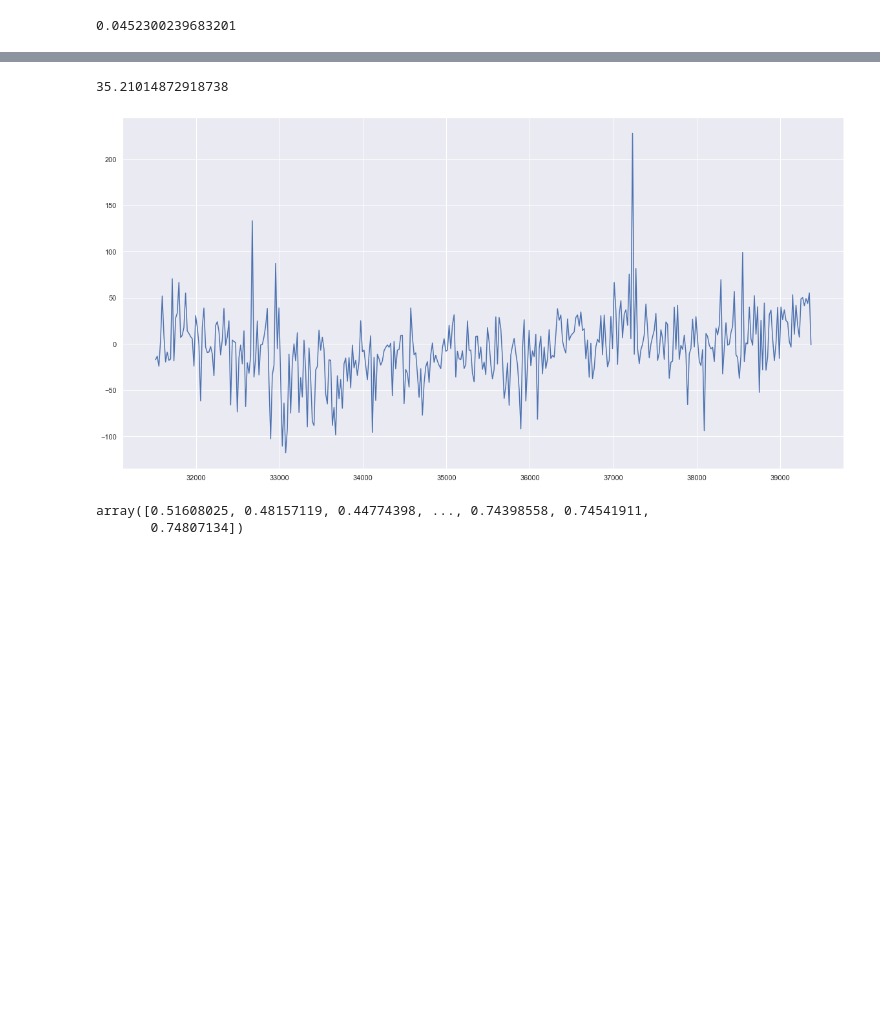
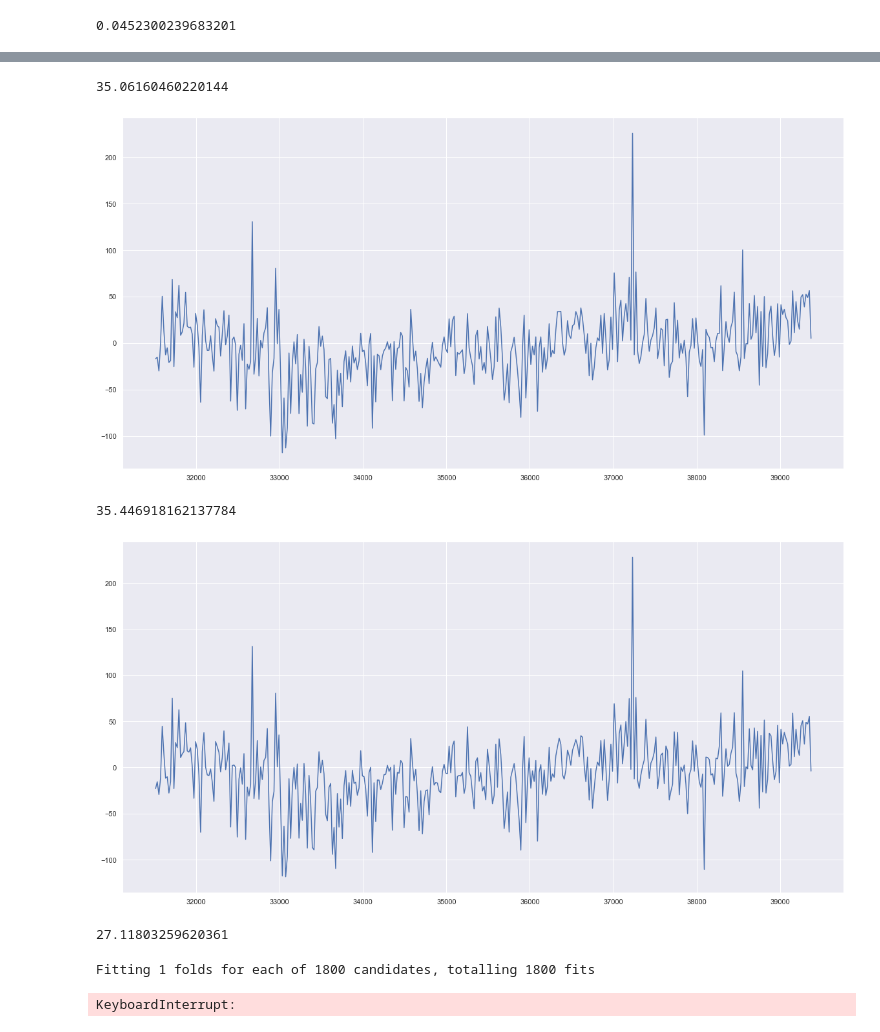
Before and after one commit to MatildeDP/ComputationalDataAnalysisProject, a Jupyter notebook: RandomForest.ipynb, the cells around one changed output, grey strips where cells are left out. Drawn from its saved outputs; the diff is of its cells as text; code cells hidden in the pictures; blank space fills up the shorter version.

Commit message:
new results

```diff
--- a/RandomForest.ipynb
+++ b/RandomForest.ipynb
@@ -258,7 +260,8 @@ preds = np.zeros(len(X_))
 for train_idx, test_idx in CV.split(X_.index, y_.index):
     X_train, X_test = X_.loc[train_idx], X_.loc[test_idx]
     y_train, y_test = y_[train_idx], y_[test_idx]
-    model = RandomForestRegressor(n_estimators=300, min_samples_leaf=2, max_features=50,  n_jobs = -1, verbose = True)
+    # model = RandomForestRegressor(max_leaf_nodes=700, verbose = True, n_jobs=-1, n_estimators = 500, max_features=80)
+    model = RandomForestRegressor(n_estimators=300, min_samples_leaf=2, max_features=25,  n_jobs = -1, verbose = True)
     model.fit(X_train, y_train)
 
     y_hat = model.predict(X_test)
@@ -298,10 +301,54 @@ fig, ax = plt.subplots(figsize = (20,10))
 ax.plot(actual_no_passenger[::20] - predicted_no_passengers[::20])
 errs
 # %% [output]
-35.21014872918738
+35.06160460220144
-[figure, old version]
+[figure, new version]
-# %%
-preds * X_
-# %% [output]
-array([0.51608025, 0.48157119, 0.44774398, ..., 0.74398558, 0.74541911,
-       0.74807134])
+# %%
+idx = actual_no_passenger.values.argmin()
+
+errs = np.sqrt(pow(actual_no_passenger - predicted_no_passengers, 2).mean())
+
+fig, ax = plt.subplots(figsize = (20,10))
+
+# ax.scatter(actual_no_passenger, errs)
+# ax.set_yscale('log')
+ax.plot(actual_no_passenger[::20] - predicted_no_passengers[::20])
+errs
+# %% [output]
+35.446918162137784
+[figure, added]
+# %%
+(1-abs((X_.SeatCapacity * y_ - preds * X_.SeatCapacity)/(X_.SeatCapacity * y_))).mean()
+
+abs(X_.SeatCapacity * y_ - preds * X_.SeatCapacity).mean()
+# %% [output]
+27.11803259620361
+# %%
+data = pd.read_csv("data/train_data.csv")
+data = data[data.ScheduleTime < '2022-02-01']
+train, val = data.ScheduleTime < '2022-01-01', data.ScheduleTime >= '2022-01-01'
+X = data.drop(["LoadFactor", "ScheduleTime"], axis = 1)
+y = data.LoadFactor
+
+
+model = GradientBoostingRegressor(subsample = .5)
+
+param_grid = {'n_estimators': [600, 700, 800, 900, 1000],
+              'max_features': [100, 200, 300, 400],
+              'learning_rate': np.linspace(0.001, 0.3, 15),
+              'max_depth': [2,3,4,5,6,7] }
+
+grid = GridSearchCV(model,
+                    param_grid=param_grid,
+                    scoring = 'neg_mean_squared_error',
+                    verbose = True,
+                    n_jobs=-1,
+                    cv = [(train, val)])
+grid.fit(X, y)
+
+pd.DataFrame(grid.cv_results_).to_csv("results/booster_CV_new.csv")
+
+# X[train]
+# %% [output]
+Fitting 1 folds for each of 1800 candidates, totalling 1800 fits
+KeyboardInterrupt:
```
Also changed, not shown: parts of 8 cells of this notebook, 2 other files.
